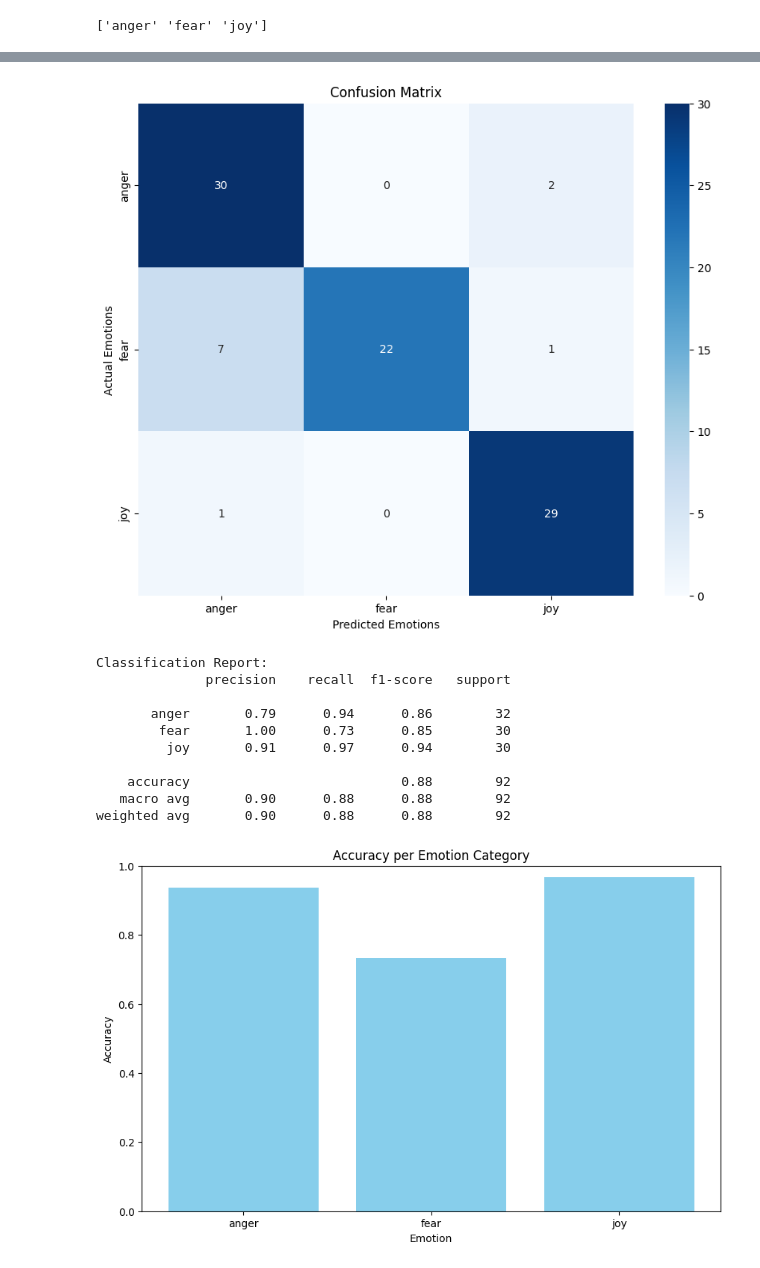
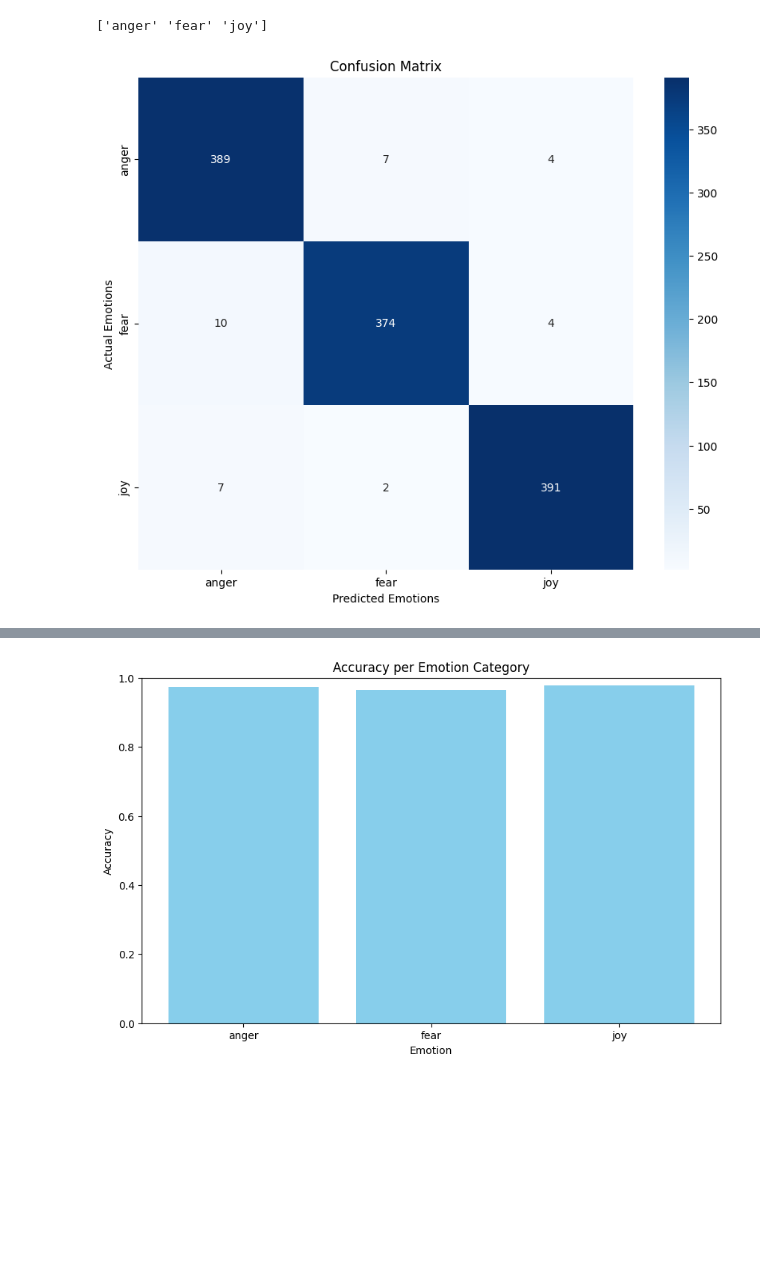
Before and after one commit to benouarAbdou/Three_emotions_text_classification, a Jupyter notebook: emotions.ipynb, the cells around one changed output, grey strips where cells are left out. Saved outputs shown, nothing was run; the diff lists cells and outputs as text; code cells hidden in the pictures; blank space fills up the shorter version.

Commit message:
fix test dataset

```diff
--- a/emotions.ipynb
+++ b/emotions.ipynb
@@ -95,8 +95,7 @@ le = LabelEncoder()
 df['label_encoded'] = le.fit_transform(df['Emotion'])
 
 # Split data
-train_df, test_df = train_test_split(df, test_size=0.2, random_state=42)
-
+train_df, test_df = train_test_split(df, test_size=0.2, random_state=42, stratify=df['Emotion'])
 # Initialize tokenizer
 tokenizer = BertTokenizer.from_pretrained('bert-base-uncased')
 MAX_LEN = 128
@@ -285,23 +311,7 @@ import matplotlib.pyplot as plt
 import seaborn as sns
 from sklearn.metrics import confusion_matrix, classification_report
 
-# Load the test dataset
-test_df = pd.read_csv(r'C:\Users\RTX\Desktop\newia\emotions\test.csv')  # Use raw string for Windows path
-print("Test dataset loaded successfully.")
-print(test_df.head())
 
-# Preprocess the test dataset
-test_df['label_encoded'] = le.transform(test_df['Emotion'])  # Encode emotions using the same LabelEncoder
-
-# Create a test dataset and dataloader
-test_dataset = TextDataset(
-    texts=test_df.text.values,
-    labels=test_df.label_encoded.values,
-    tokenizer=tokenizer,
-    max_len=MAX_LEN
-)
-
-test_loader = DataLoader(test_dataset, batch_size=BATCH_SIZE)
 
 # Evaluate the model on the test dataset
 def evaluate_model(model, data_loader, device):
@@ -361,3 +371,4 @@ plt.ylabel('Accuracy')
 plt.ylim(0, 1)
 plt.show()
 # %% [output]
+[figure, new version]
@@ -371,12 +385 @@ Test dataset loaded successfully.
-[figure, old version]
-Classification Report:
-              precision    recall  f1-score   support
-
-       anger       0.79      0.94      0.86        32
-        fear       1.00      0.73      0.85        30
-         joy       0.91      0.97      0.94        30
-
-    accuracy                           0.88        92
-   macro avg       0.90      0.88      0.88        92
-weighted avg       0.90      0.88      0.88        92
-[figure, old version]
+[figure, new version]
```
Also changed, not shown: parts of 4 cells of this notebook.
